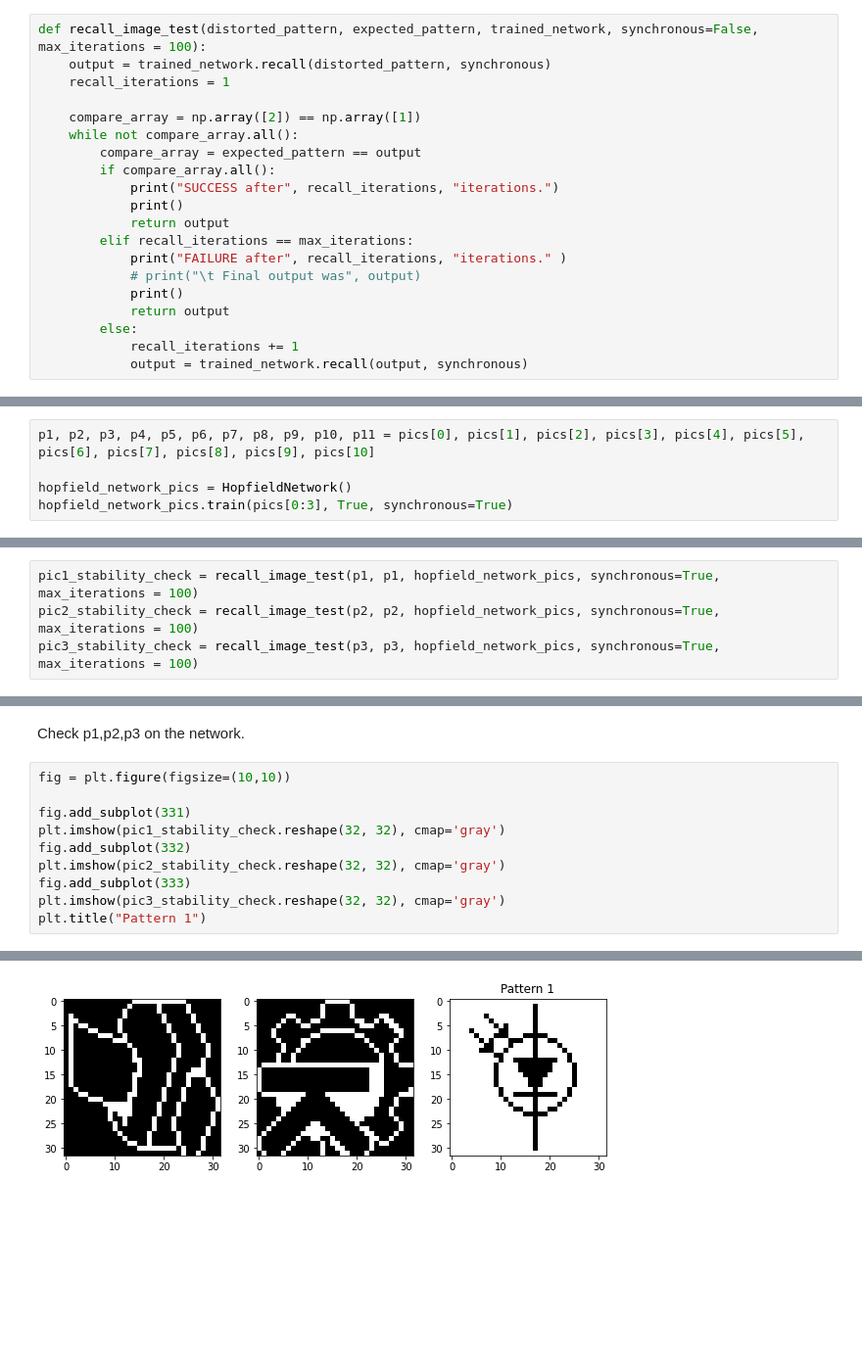
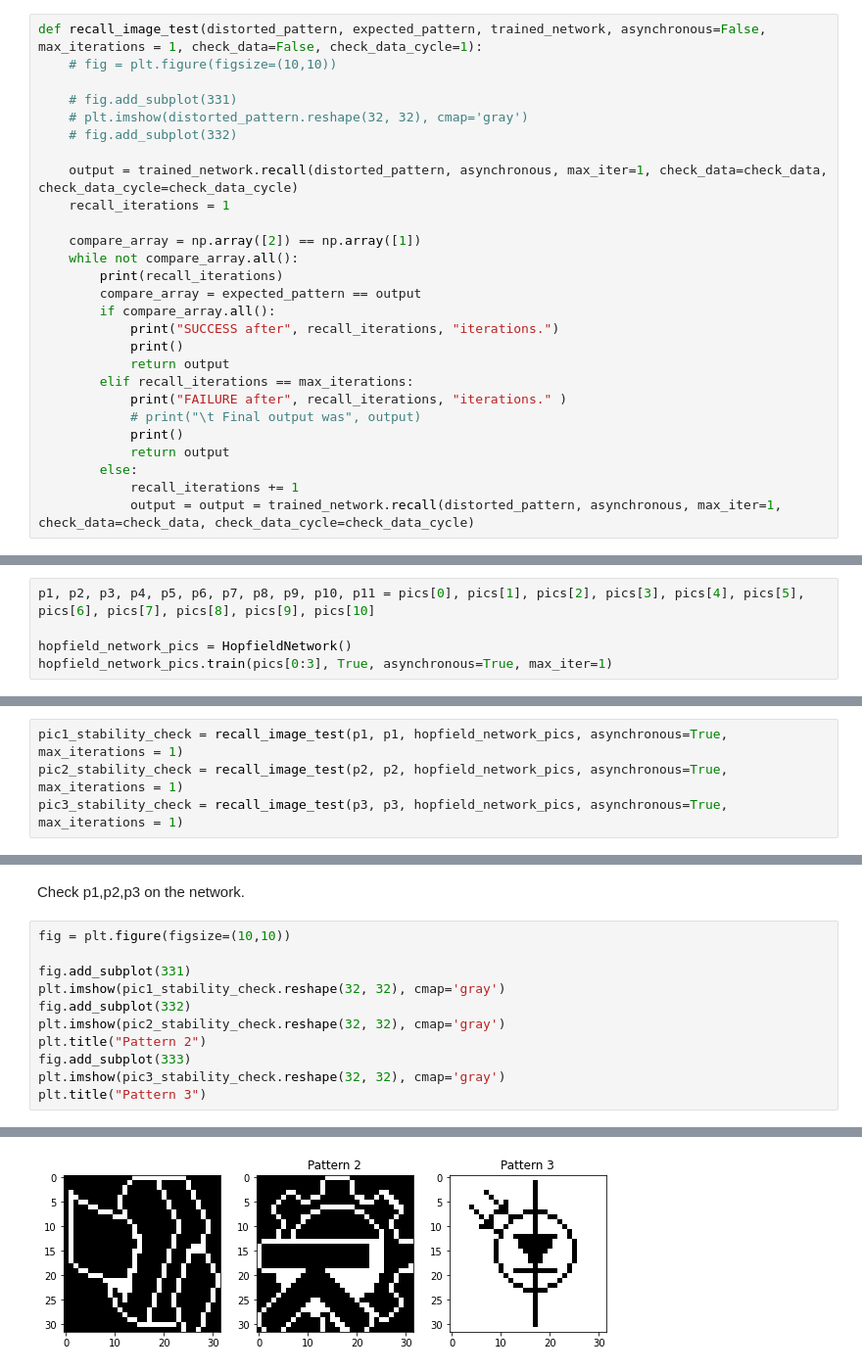
Before and after one commit to NiravSurajlal/KTH-Work, a Jupyter notebook: DD2437HT201 (ANN)/Assignment3/Assignment3_mine.ipynb, the cells around one changed output, grey strips where cells are left out. Shown at 98% size. Cells and saved outputs as stored; diff of their text form; blank space fills up the shorter version.

```diff
--- a/DD2437HT201 (ANN)/Assignment3/Assignment3_mine.ipynb
+++ b/DD2437HT201 (ANN)/Assignment3/Assignment3_mine.ipynb
@@ -166,12 +234,19 @@ for i, pattern in enumerate(pics[:9,:]):
 # %% [output]
 [figure]
 # %%
-def recall_image_test(distorted_pattern, expected_pattern, trained_network, synchronous=False, max_iterations = 100):
-    output = trained_network.recall(distorted_pattern, synchronous)
+def recall_image_test(distorted_pattern, expected_pattern, trained_network, asynchronous=False, max_iterations = 1, check_data=False, check_data_cycle=1):
+    # fig = plt.figure(figsize=(10,10))
+
+    # fig.add_subplot(331)
+    # plt.imshow(distorted_pattern.reshape(32, 32), cmap='gray')
+    # fig.add_subplot(332)
+
+    output = trained_network.recall(distorted_pattern, asynchronous, max_iter=1, check_data=check_data, check_data_cycle=check_data_cycle)
     recall_iterations = 1
 
     compare_array = np.array([2]) == np.array([1])
     while not compare_array.all():
+        print(recall_iterations)
         compare_array = expected_pattern == output
         if compare_array.all():
             print("SUCCESS after", recall_iterations, "iterations.")
@@ -184,7 +259,7 @@ def recall_image_test(distorted_pattern, expected_pattern, trained_network, sync
             return output
         else:
             recall_iterations += 1
-            output = trained_network.recall(output, synchronous)
+            output = output = trained_network.recall(distorted_pattern, asynchronous, max_iter=1, check_data=check_data, check_data_cycle=check_data_cycle)
 # %% [markdown]
 ### 3.1.1 Check if first 3 are stable
 Train network then run recall network afterwards.
@@ -192,11 +267,11 @@ Train network then run recall network afterwards.
 p1, p2, p3, p4, p5, p6, p7, p8, p9, p10, p11 = pics[0], pics[1], pics[2], pics[3], pics[4], pics[5], pics[6], pics[7], pics[8], pics[9], pics[10]
 
 hopfield_network_pics = HopfieldNetwork()
-hopfield_network_pics.train(pics[0:3], True, synchronous=True)
+hopfield_network_pics.train(pics[0:3], True, asynchronous=True, max_iter=1)
 # %% [output]
 All 3 patterns learnt.
 # %%
-pic1_stability_check = recall_image_test(p1, p1, hopfield_network_pics, synchronous=True, max_iterations = 100)
-pic2_stability_check = recall_image_test(p2, p2, hopfield_network_pics, synchronous=True, max_iterations = 100)
-pic3_stability_check = recall_image_test(p3, p3, hopfield_network_pics, synchronous=True, max_iterations = 100)
+pic1_stability_check = recall_image_test(p1, p1, hopfield_network_pics, asynchronous=True, max_iterations = 1)
+pic2_stability_check = recall_image_test(p2, p2, hopfield_network_pics, asynchronous=True, max_iterations = 1)
+pic3_stability_check = recall_image_test(p3, p3, hopfield_network_pics, asynchronous=True, max_iterations = 1)
 # %% [output]
@@ -214,7 +292,8 @@ fig.add_subplot(331)
 plt.imshow(pic1_stability_check.reshape(32, 32), cmap='gray')
 fig.add_subplot(332)
 plt.imshow(pic2_stability_check.reshape(32, 32), cmap='gray')
+plt.title("Pattern 2")
 fig.add_subplot(333)
 plt.imshow(pic3_stability_check.reshape(32, 32), cmap='gray')
-plt.title("Pattern 1")
+plt.title("Pattern 3")
 # %% [output]
@@ -222,3 +301,3 @@ Text(0.5, 1.0, 'Pattern 1')
-[figure, old version]
+[figure, new version]
 # %% [markdown]
 ### 3.2.2 Check Degraded patterns
```
Also changed, not shown: parts of 39 cells of this notebook.
